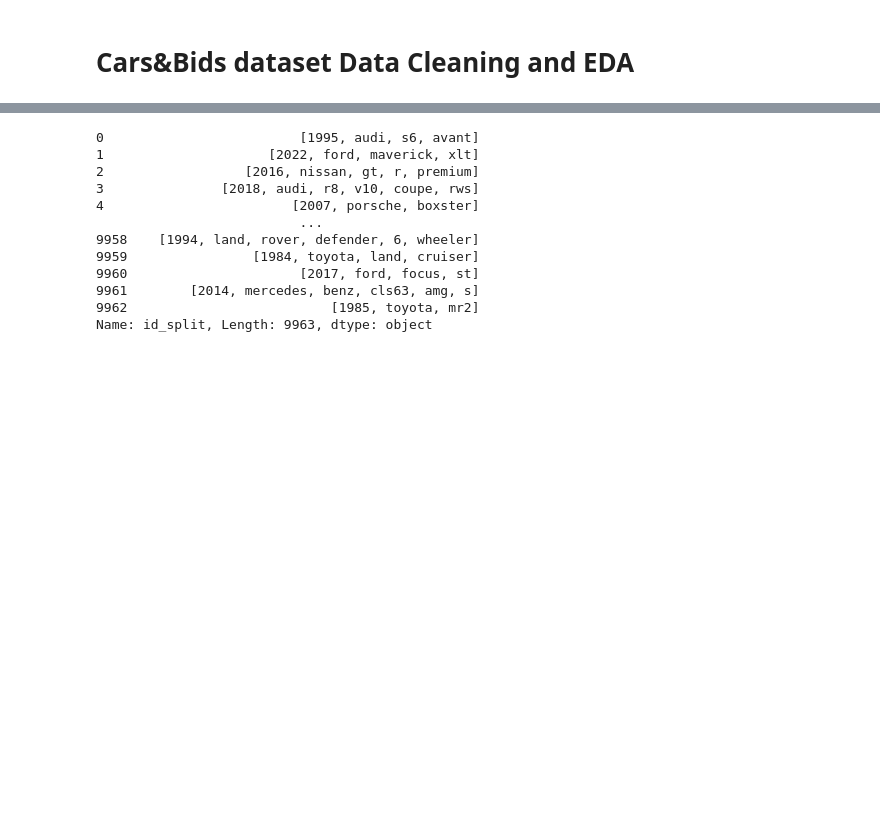
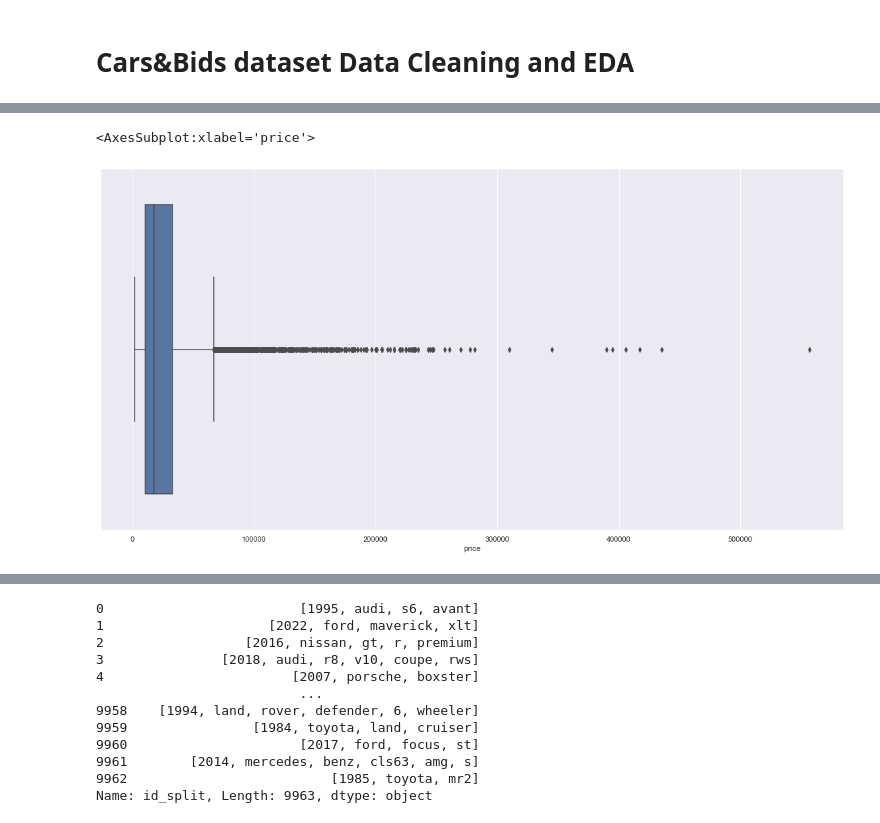
Before and after one commit to pwolff42/auto_auctions, a Jupyter notebook: data_cleansing.ipynb, the cells around one changed output, grey strips where cells are left out. Cells and saved outputs as stored; diff of their text form; code cells hidden in the pictures; blank space fills up the shorter version.

```diff
--- a/data_cleansing.ipynb
+++ b/data_cleansing.ipynb
@@ -113,0 +138,5 @@ cars_df[cars_df["model_clean"] == "911"]
+# %%
+sns.boxplot(data = cars_df, x = "price", )
+# %% [output]
+<AxesSubplot:xlabel='price'>
+[figure, added]
```
Also changed, not shown: parts of 93 cells of this notebook.
